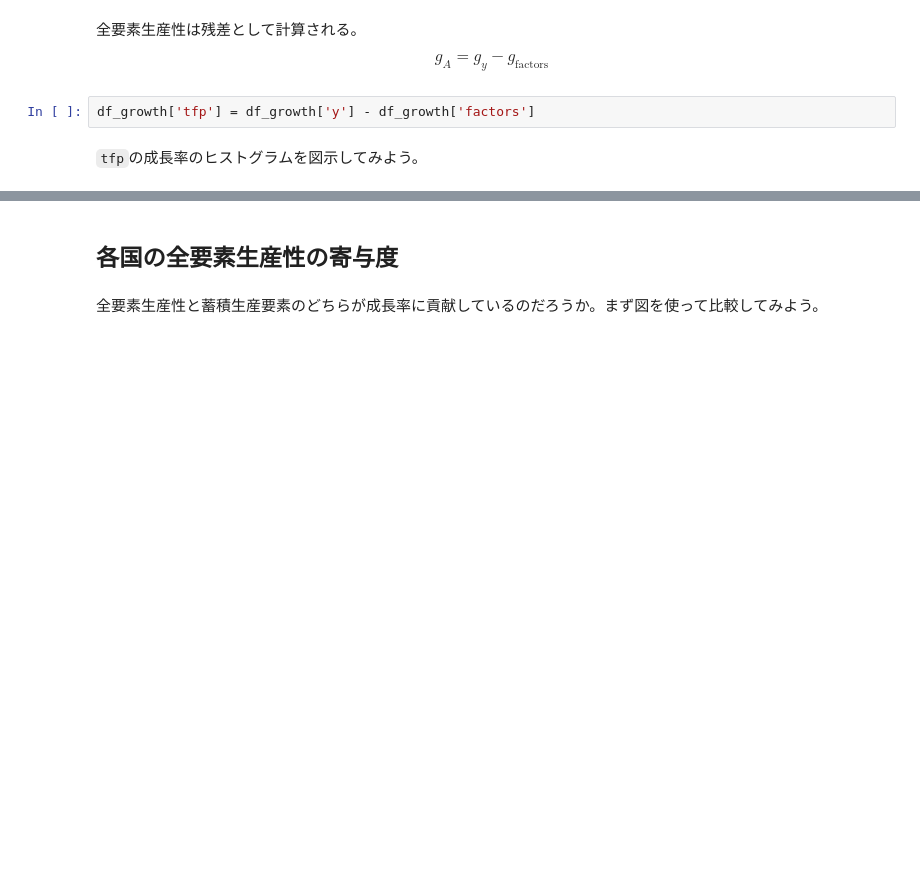
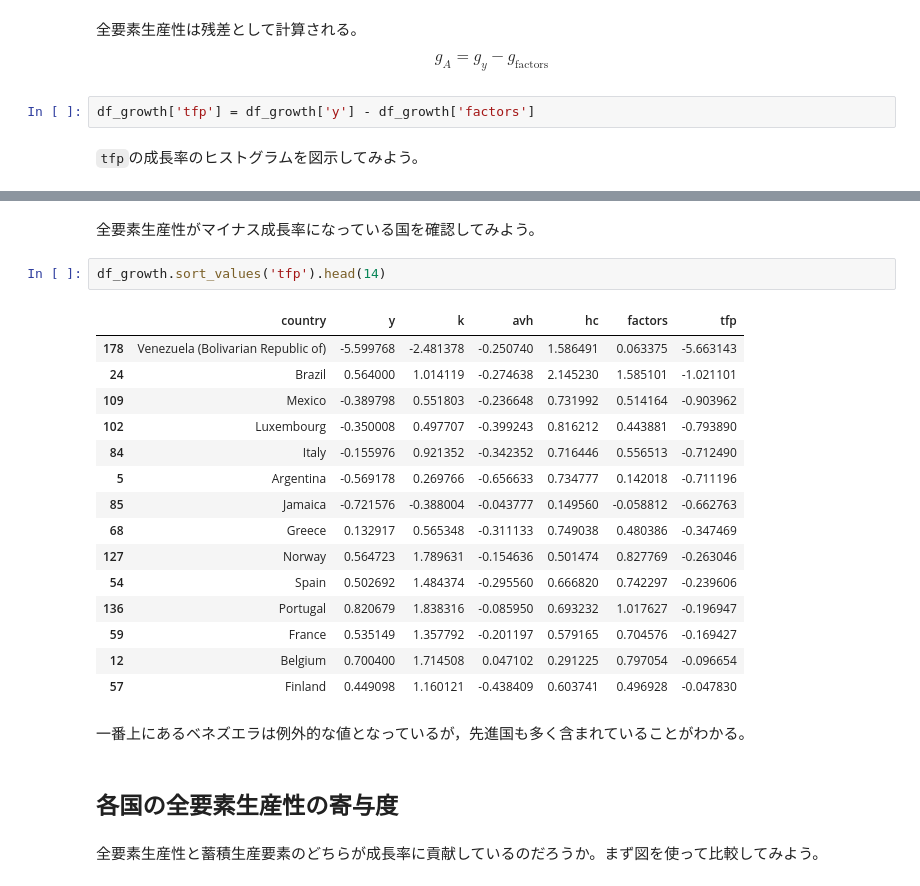
Before and after one commit to Py4Macro/py4macro.github.io, a Jupyter notebook: 5b_Growth_Accounting.ipynb, the cells around one changed output, grey strips where cells are left out. Drawn from its saved outputs; the diff is of its cells as text; blank space fills up the shorter version.

```diff
--- a/5b_Growth_Accounting.ipynb
+++ b/5b_Growth_Accounting.ipynb
@@ -377,3 +428,25 @@ len(df_growth.loc[cond,:])
+# %% [markdown]
+全要素生産性がマイナス成長率になっている国を確認してみよう。
+# %%
+df_growth.sort_values('tfp').head(14)
+# %% [output]
+|  | country | y | k | avh | hc | factors | tfp |
+| 178 | Venezuela (Bolivarian Republic of) | -5.599768 | -2.481378 | -0.250740 | 1.586491 | 0.063375 | -5.663143 |
+| 24 | Brazil | 0.564000 | 1.014119 | -0.274638 | 2.145230 | 1.585101 | -1.021101 |
+| 109 | Mexico | -0.389798 | 0.551803 | -0.236648 | 0.731992 | 0.514164 | -0.903962 |
+| 102 | Luxembourg | -0.350008 | 0.497707 | -0.399243 | 0.816212 | 0.443881 | -0.793890 |
+| 84 | Italy | -0.155976 | 0.921352 | -0.342352 | 0.716446 | 0.556513 | -0.712490 |
+| 5 | Argentina | -0.569178 | 0.269766 | -0.656633 | 0.734777 | 0.142018 | -0.711196 |
+| 85 | Jamaica | -0.721576 | -0.388004 | -0.043777 | 0.149560 | -0.058812 | -0.662763 |
+| 68 | Greece | 0.132917 | 0.565348 | -0.311133 | 0.749038 | 0.480386 | -0.347469 |
+| 127 | Norway | 0.564723 | 1.789631 | -0.154636 | 0.501474 | 0.827769 | -0.263046 |
+| 54 | Spain | 0.502692 | 1.484374 | -0.295560 | 0.666820 | 0.742297 | -0.239606 |
+| 136 | Portugal | 0.820679 | 1.838316 | -0.085950 | 0.693232 | 1.017627 | -0.196947 |
+| 59 | France | 0.535149 | 1.357792 | -0.201197 | 0.579165 | 0.704576 | -0.169427 |
+| 12 | Belgium | 0.700400 | 1.714508 | 0.047102 | 0.291225 | 0.797054 | -0.096654 |
+| 57 | Finland | 0.449098 | 1.160121 | -0.438409 | 0.603741 | 0.496928 | -0.047830 |
+# %% [markdown]
+一番上にあるベネズエラは例外的な値となっているが，先進国も多く含まれていることがわかる。
 # %% [markdown]
 ## 各国の全要素生産性の寄与度
 # %% [markdown]
```
Also changed, not shown: parts of 39 cells of this notebook.
